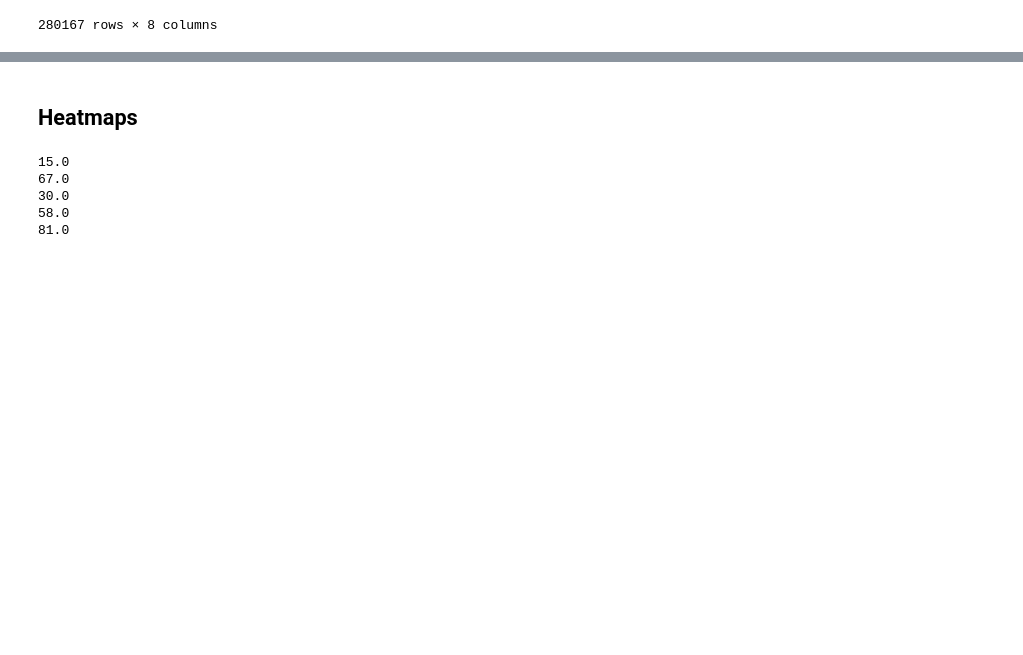
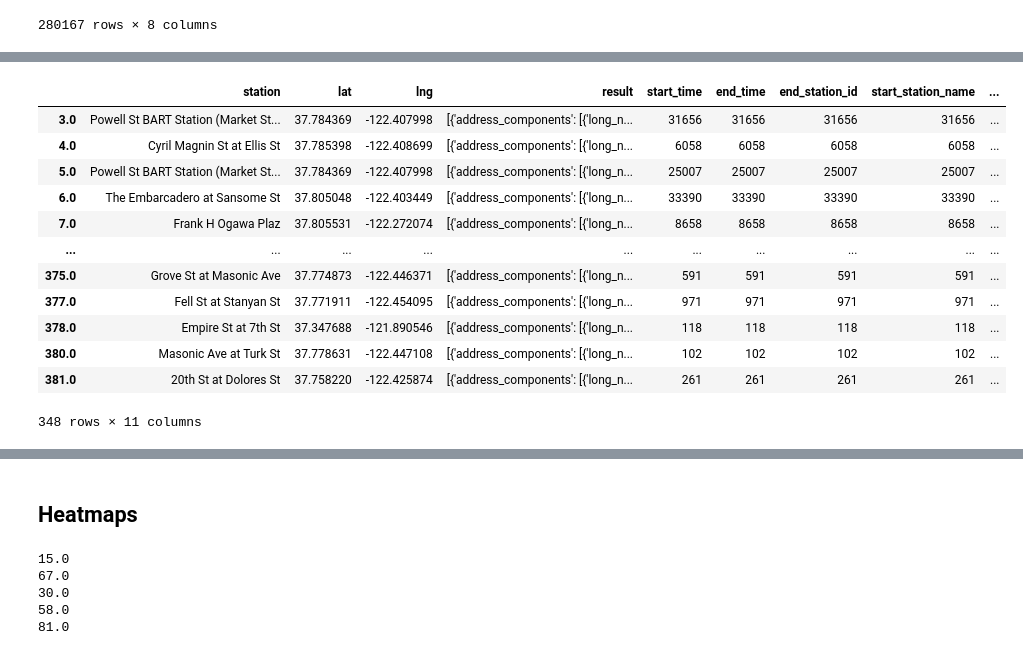
Before and after one commit to nussi049/AnalyticsApplication, a Jupyter notebook: plot_geodata.ipynb, the cells around one changed output, grey strips where cells are left out. Saved outputs shown, nothing was run; the diff lists cells and outputs as text; code cells hidden in the pictures; blank space fills up the shorter version.

```diff
--- a/plot_geodata.ipynb
+++ b/plot_geodata.ipynb
@@ -354,3 +238,21 @@ weights
+# %%
+Bike_count['end_station_id']
+weights = pd.concat([Geodata,Bike_count], axis=1)
+weights
+# %% [output]
+|  | station | lat | lng | result | start_time | end_time | end_station_id | start_station_name | ... |
+| 3.0 | Powell St BART Station (Market St... | 37.784369 | -122.407998 | [{'address_components': [{'long_n... | 31656 | 31656 | 31656 | 31656 | ... |
+| 4.0 | Cyril Magnin St at Ellis St | 37.785398 | -122.408699 | [{'address_components': [{'long_n... | 6058 | 6058 | 6058 | 6058 | ... |
+| 5.0 | Powell St BART Station (Market St... | 37.784369 | -122.407998 | [{'address_components': [{'long_n... | 25007 | 25007 | 25007 | 25007 | ... |
+| 6.0 | The Embarcadero at Sansome St | 37.805048 | -122.403449 | [{'address_components': [{'long_n... | 33390 | 33390 | 33390 | 33390 | ... |
+| 7.0 | Frank H Ogawa Plaz | 37.805531 | -122.272074 | [{'address_components': [{'long_n... | 8658 | 8658 | 8658 | 8658 | ... |
+| ... | ... | ... | ... | ... | ... | ... | ... | ... | ... |
+| 375.0 | Grove St at Masonic Ave | 37.774873 | -122.446371 | [{'address_components': [{'long_n... | 591 | 591 | 591 | 591 | ... |
+| 377.0 | Fell St at Stanyan St | 37.771911 | -122.454095 | [{'address_components': [{'long_n... | 971 | 971 | 971 | 971 | ... |
+| 378.0 | Empire St at 7th St | 37.347688 | -121.890546 | [{'address_components': [{'long_n... | 118 | 118 | 118 | 118 | ... |
+| 380.0 | Masonic Ave at Turk St | 37.778631 | -122.447108 | [{'address_components': [{'long_n... | 102 | 102 | 102 | 102 | ... |
+| 381.0 | 20th St at Dolores St | 37.758220 | -122.425874 | [{'address_components': [{'long_n... | 261 | 261 | 261 | 261 | ... |
+348 rows × 11 columns
 # %%
 lons = Geodata['lng']
 lats = Geodata['lat']
```
Also changed, not shown: parts of 43 cells of this notebook, 2 other files.
